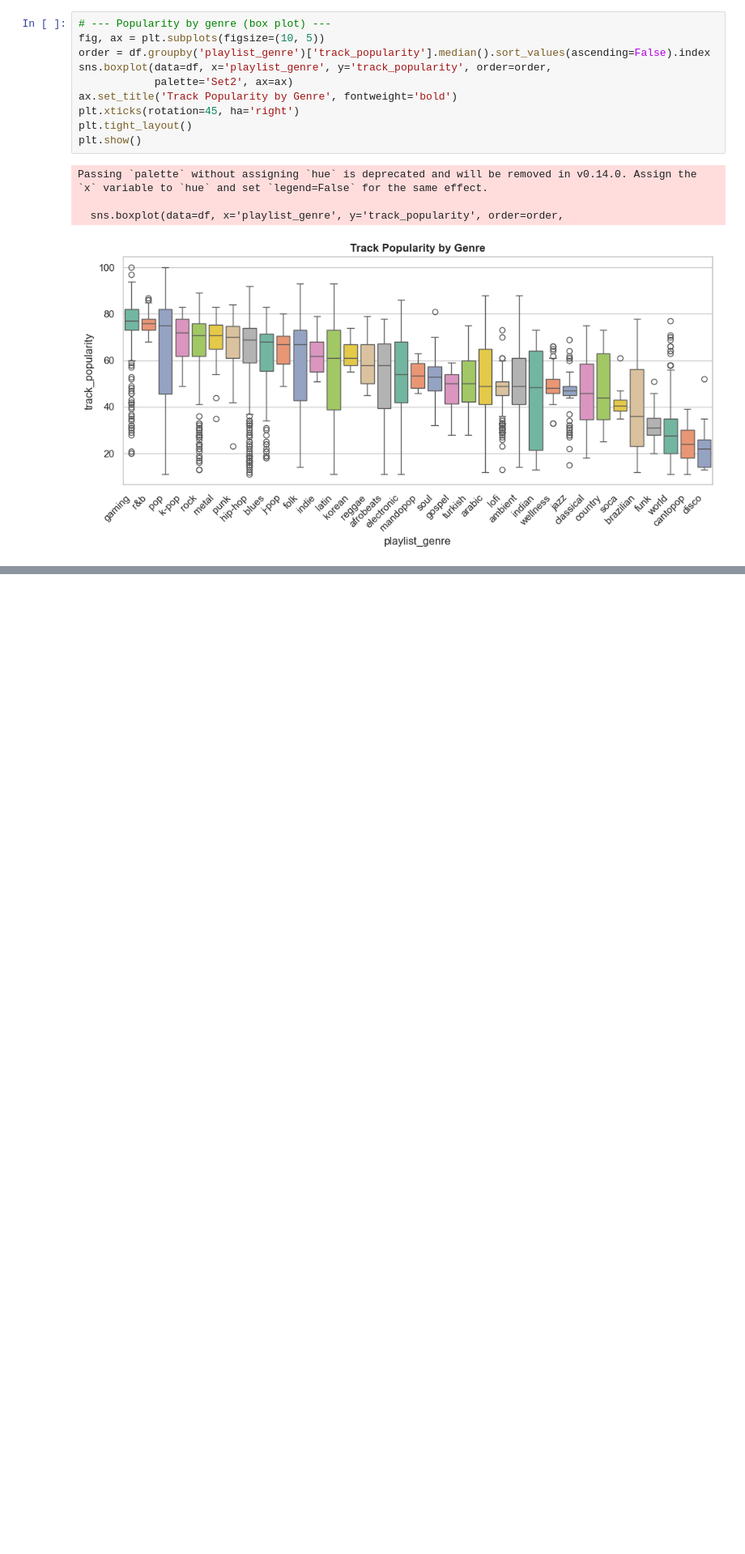
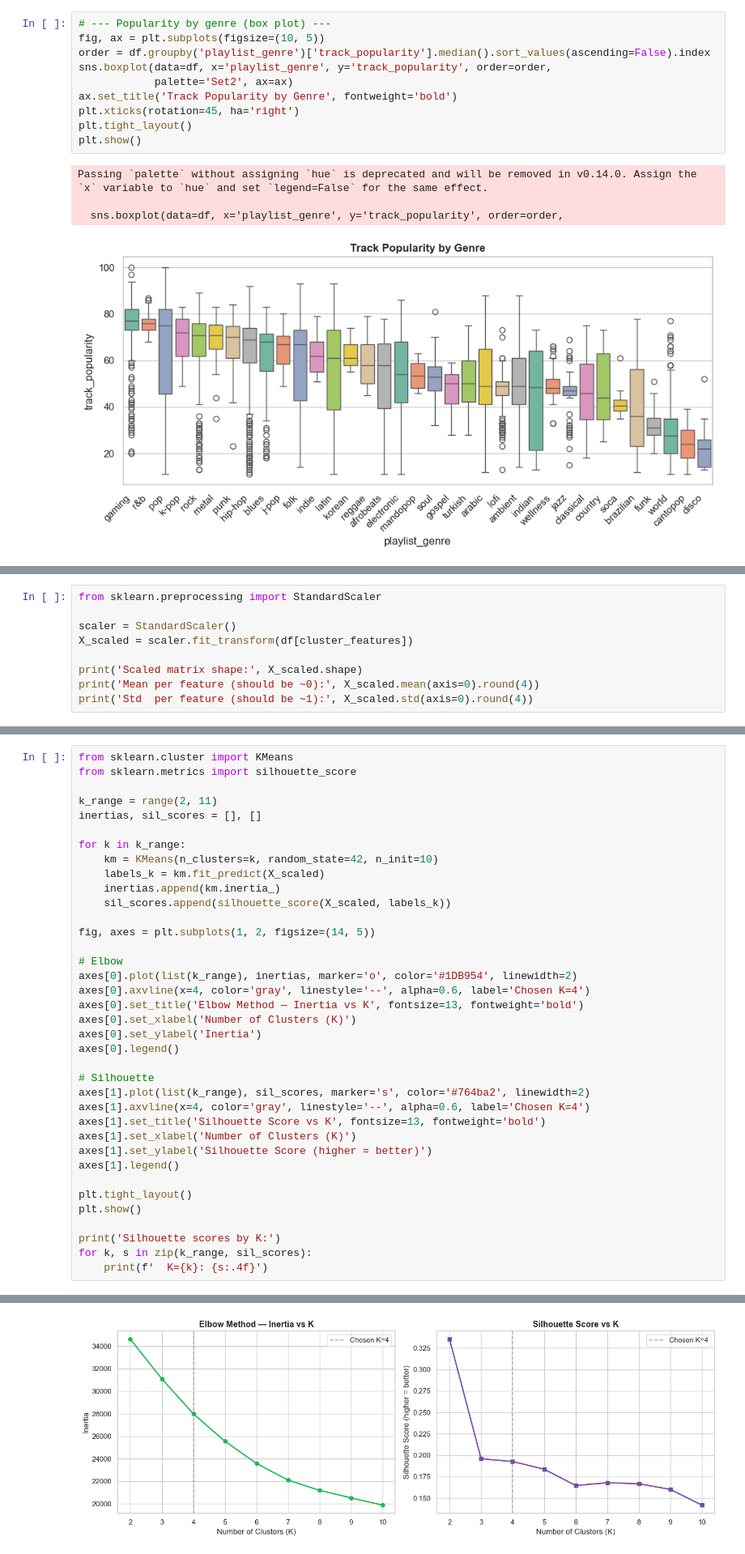
Before and after one commit to LeanderSam/Music-Analysis, a Jupyter notebook: code_files/EDA.ipynb, the cells around one changed output, grey strips where cells are left out. Shown at 81% size. Saved outputs shown, nothing was run; the diff lists cells and outputs as text; blank space fills up the shorter version.

```diff
--- a/code_files/EDA.ipynb
+++ b/code_files/EDA.ipynb
@@ -276,0 +326,9 @@ Passing `palette` without assigning `hue` is deprecated and will be removed in v
+# %%
+from sklearn.preprocessing import StandardScaler
+
+scaler = StandardScaler()
+X_scaled = scaler.fit_transform(df[cluster_features])
+
+print('Scaled matrix shape:', X_scaled.shape)
+print('Mean per feature (should be ~0):', X_scaled.mean(axis=0).round(4))
+print('Std  per feature (should be ~1):', X_scaled.std(axis=0).round(4))
@@ -276,0 +378,38 @@ Passing `palette` without assigning `hue` is deprecated and will be removed in v
+# %%
+from sklearn.cluster import KMeans
+from sklearn.metrics import silhouette_score
+
+k_range = range(2, 11)
+inertias, sil_scores = [], []
+
+for k in k_range:
+    km = KMeans(n_clusters=k, random_state=42, n_init=10)
+    labels_k = km.fit_predict(X_scaled)
+    inertias.append(km.inertia_)
+    sil_scores.append(silhouette_score(X_scaled, labels_k))
+
+fig, axes = plt.subplots(1, 2, figsize=(14, 5))
+
+# Elbow
+axes[0].plot(list(k_range), inertias, marker='o', color='#1DB954', linewidth=2)
+axes[0].axvline(x=4, color='gray', linestyle='--', alpha=0.6, label='Chosen K=4')
+axes[0].set_title('Elbow Method — Inertia vs K', fontsize=13, fontweight='bold')
+axes[0].set_xlabel('Number of Clusters (K)')
+axes[0].set_ylabel('Inertia')
+axes[0].legend()
+
+# Silhouette
+axes[1].plot(list(k_range), sil_scores, marker='s', color='#764ba2', linewidth=2)
+axes[1].axvline(x=4, color='gray', linestyle='--', alpha=0.6, label='Chosen K=4')
+axes[1].set_title('Silhouette Score vs K', fontsize=13, fontweight='bold')
+axes[1].set_xlabel('Number of Clusters (K)')
+axes[1].set_ylabel('Silhouette Score (higher = better)')
+axes[1].legend()
+
+plt.tight_layout()
+plt.show()
+
+print('Silhouette scores by K:')
+for k, s in zip(k_range, sil_scores):
+    print(f'  K={k}: {s:.4f}')
+# %% [output]
@@ -276,0 +430 @@ Passing `palette` without assigning `hue` is deprecated and will be removed in v
+[figure, added]
```
Also changed, not shown: parts of 19 cells of this notebook.
